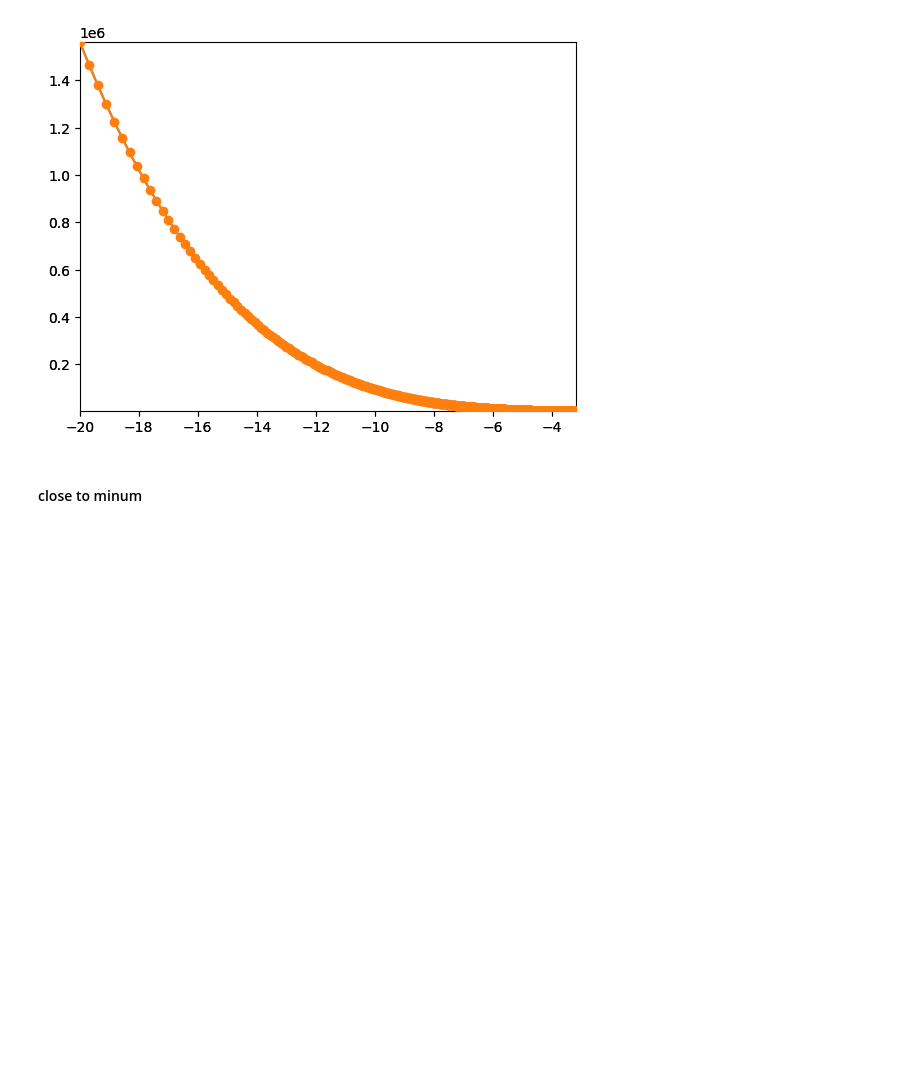
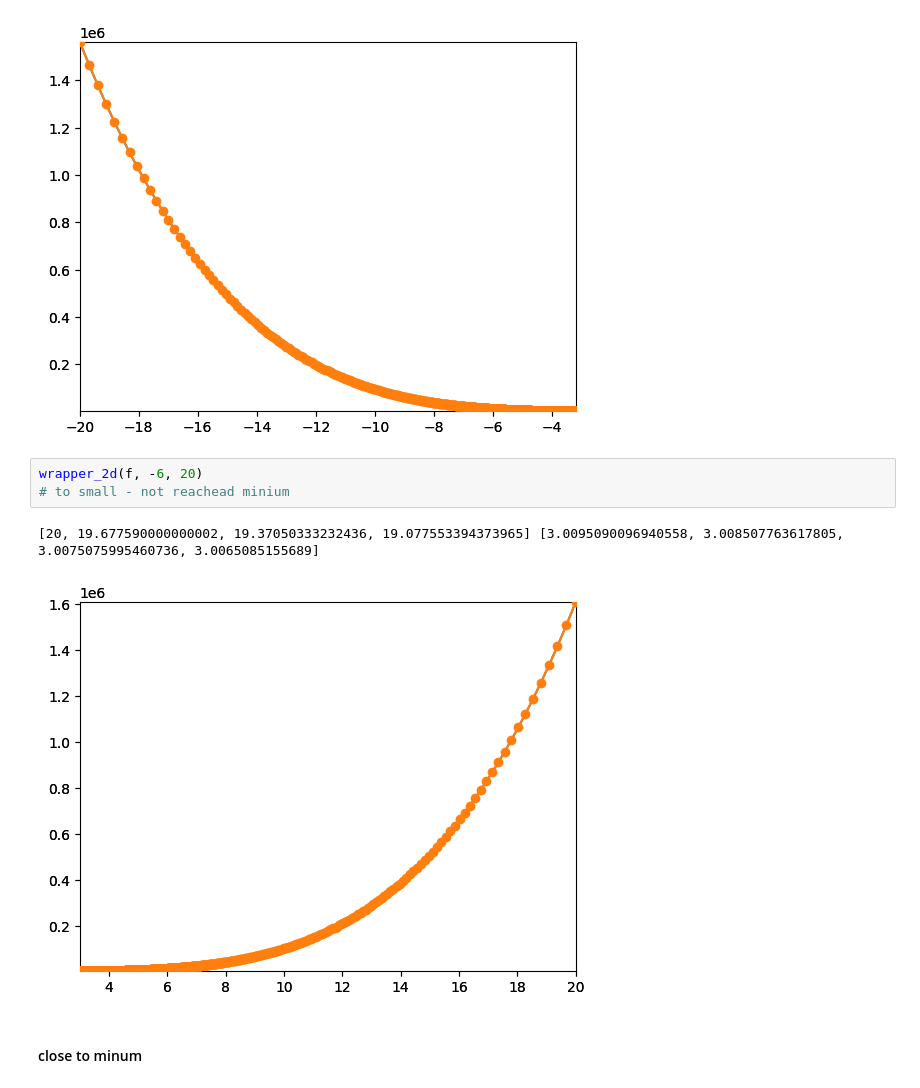
Before and after one commit to wz7475/gradient-descent, a Jupyter notebook: lab1.ipynb, the cells around one changed output. Saved outputs shown, nothing was run; the diff lists cells and outputs as text; blank space fills up the shorter version.

```diff
--- a/lab1.ipynb
+++ b/lab1.ipynb
@@ -179,6 +191,12 @@ wrapper_2d(f, -6, -20)
 # %% [output]
 [-20, -19.68481, -19.384380459434677, -19.097584810739026] [-3.1863325822137245, -3.1853311395011246, -3.1843307989743654, -3.183331558672984]
 [figure]
+# %%
+wrapper_2d(f, -6, 20)
+# to small - not reachead minium
+# %% [output]
+[20, 19.677590000000002, 19.37050333232436, 19.077553394373965] [3.0095090096940558, 3.008507763617805, 3.0075075995460736, 3.0065085155689]
+[figure, added]
 # %% [markdown]
 #### close to minum
 # %%
```
Also changed, not shown: parts of 4 cells of this notebook.
